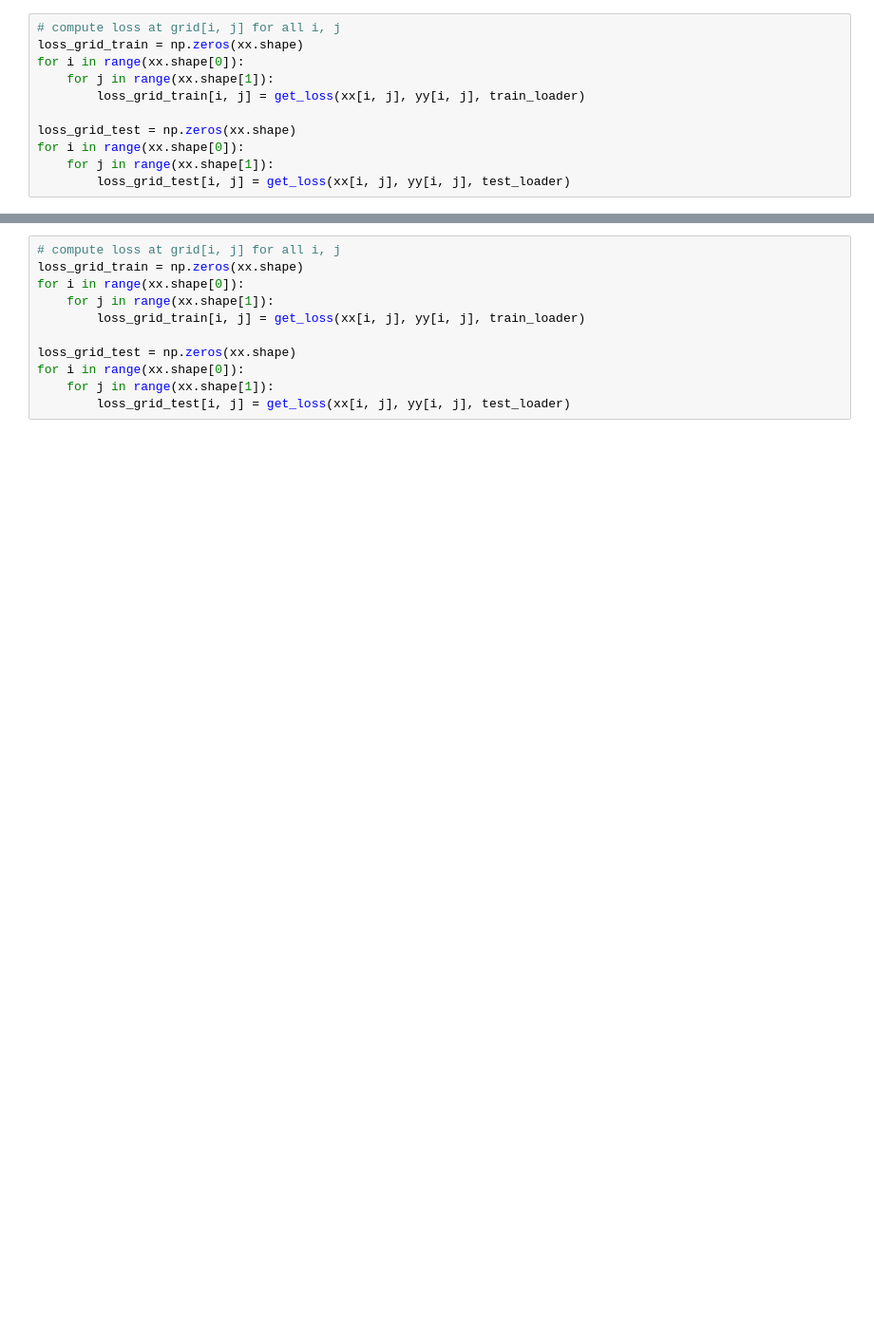
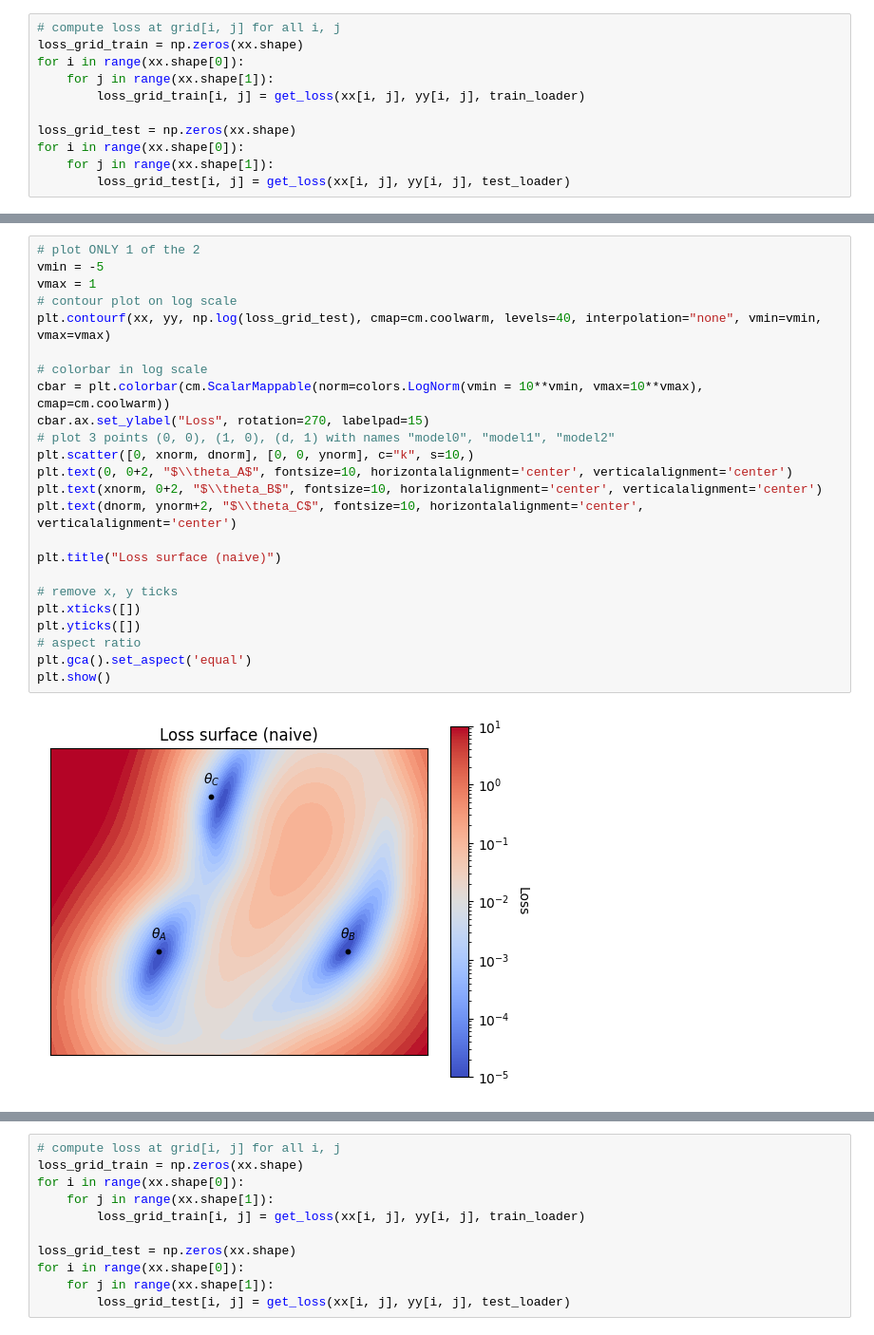
Before and after one commit to Adhithyan8/linear-mode-connectivity, a Jupyter notebook: playground2.ipynb, the cells around one changed output, grey strips where cells are left out. Shown at 95% size. Cells and saved outputs as stored; diff of their text form; blank space fills up the shorter version.

```diff
--- a/playground2.ipynb
+++ b/playground2.ipynb
@@ -205,3 +230,29 @@ plt.show()
+# %%
+# plot ONLY 1 of the 2
+vmin = -5
+vmax = 1
+# contour plot on log scale
+plt.contourf(xx, yy, np.log(loss_grid_test), cmap=cm.coolwarm, levels=40, interpolation="none", vmin=vmin, vmax=vmax)
+
+# colorbar in log scale
+cbar = plt.colorbar(cm.ScalarMappable(norm=colors.LogNorm(vmin = 10**vmin, vmax=10**vmax), cmap=cm.coolwarm))
+cbar.ax.set_ylabel("Loss", rotation=270, labelpad=15)
+# plot 3 points (0, 0), (1, 0), (d, 1) with names "model0", "model1", "model2"
+plt.scatter([0, xnorm, dnorm], [0, 0, ynorm], c="k", s=10,)
+plt.text(0, 0+2, "$\\theta_A$", fontsize=10, horizontalalignment='center', verticalalignment='center')
+plt.text(xnorm, 0+2, "$\\theta_B$", fontsize=10, horizontalalignment='center', verticalalignment='center')
+plt.text(dnorm, ynorm+2, "$\\theta_C$", fontsize=10, horizontalalignment='center', verticalalignment='center')
+
+plt.title("Loss surface (naive)")
+
+# remove x, y ticks
+plt.xticks([])
+plt.yticks([])
+# aspect ratio
+plt.gca().set_aspect('equal')
+plt.show()
+# %% [output]
+[figure, added]
 # %%
 model0.eval().to(device)
 model1.eval().to(device)
```
Also changed, not shown: parts of 15 cells of this notebook, 1 other file.
